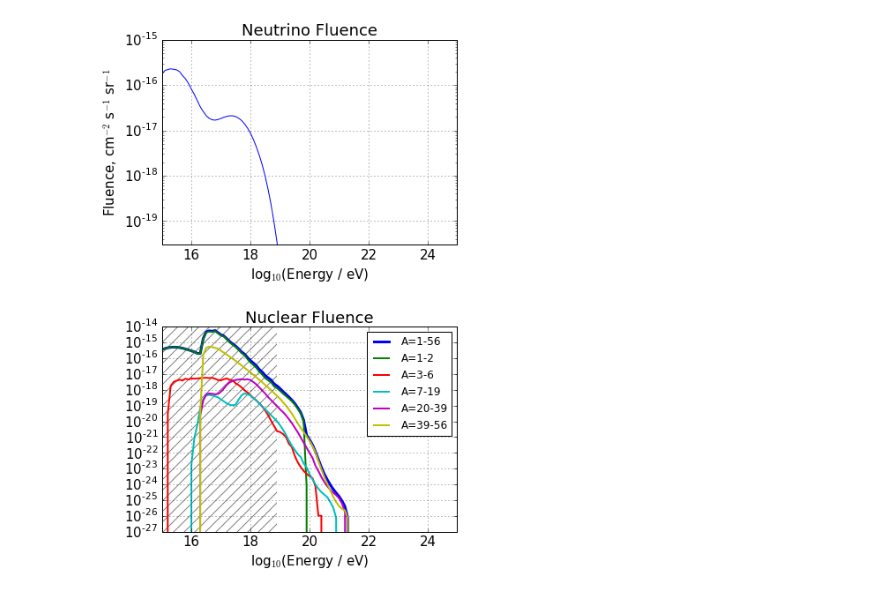
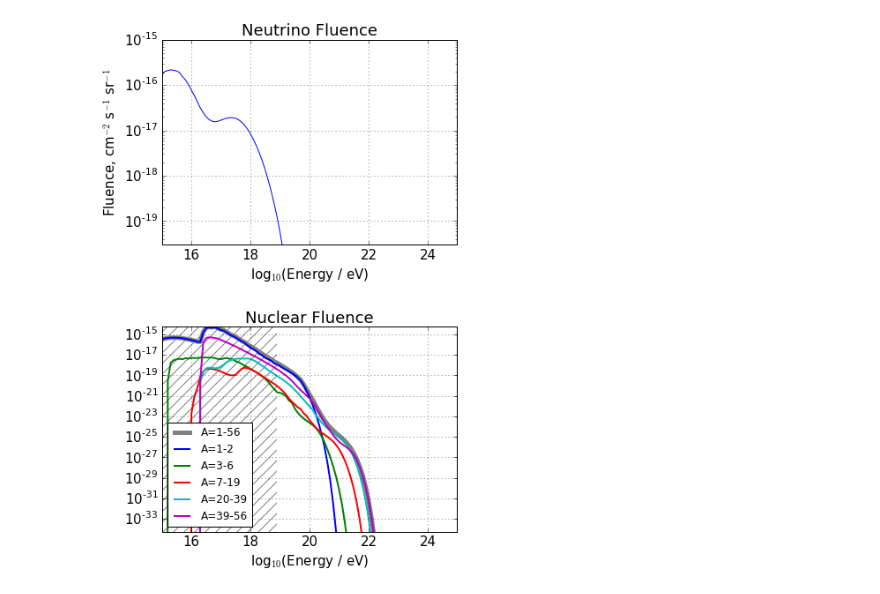
Before and after one commit to afromero/CRANE, a Jupyter notebook: examples/03_Fluence.ipynb, the cells around one changed output. Cells and saved outputs as stored; diff of their text form; code cells hidden in the pictures.

```diff
--- a/examples/03_Fluence.ipynb
+++ b/examples/03_Fluence.ipynb
@@ -31,7 +32,7 @@ Finished Loading
 # %%
 #parms = [norm, spectral_index, E_max, f_He, f_N, f_Si, f_Fe, source_index, z1, z2, z3]
 #parms = [1.16e-62,-2.2,20.1,2.60e-04,3.69e-03,1.47e-03,1.28e-03,5.9,0.53,0.53,2.36]
-parms = [1.33e-62,-2.2,20.0,1.11e-04,1.10e-04,1.08e-04,9.92e-02,3.0,1.87,2.66,3.01]
+parms = [1.33e-62,-2.2,20.0,1.11e-04,1.10e-04,1.08e-04,9.92e-02,3.0,1.87,2.66,3.01, 3.]
 #parms = [1.23e-62, -2.2, 23.3, 3.04e-01, 3.91e-01, 1.90e-01, 2.04e-04,2.8,1.60,2.71,3.30]
 fluences = fcalc.fluence_model(*parms)
 
@@ -46,34 +47,35 @@ xlabel('log$_{10}$(Energy / eV)')
 grid(True)
 title('Neutrino Fluence')
 mx = np.max(fluences[0,:])
 y1,y2 = ax.get_ylim()
 ylim(3.e-5*y2, y2)
 xlim(15., 25.)
 #legend(loc=0)
 
 ax2=subplot(212)
 ax2.set_yscale('log')
 '''
 for k in range(1,57):
     if(np.sum(fluences[k,:])>0.):
         ax2.plot(fcalc.LUT['observed_E'], fluences[k,:], 'b-', label='A=%d'%k)
 '''
 #nuc_fluence = np.sum(fluences[1:], axis=0)
-ax2.plot(observed_log10_E, np.sum(fluences[1:], axis=0), lw=3, label='A=1-56')
+ax2.plot(observed_log10_E, np.sum(fluences[1:], axis=0), 'gray', lw=5, label='A=1-56')
 ax2.plot(observed_log10_E, np.sum(fluences[1:3], axis=0), lw=2, label='A=1-2')
 ax2.plot(observed_log10_E, np.sum(fluences[3:7], axis=0), lw=2, label='A=3-6')
 ax2.plot(observed_log10_E, np.sum(fluences[7:20], axis=0), lw=2, label='A=7-19')
 ax2.plot(observed_log10_E, np.sum(fluences[20:40], axis=0), lw=2, label='A=20-39')
 ax2.plot(observed_log10_E, np.sum(fluences[40:], axis=0), lw=2, label='A=39-56')
-legend()
+legend(loc=3)
 xlim(15., 25.)
+mxy = np.max(np.sum(fluences[1:], axis=0))
+ylim(1.e-20*mxy, mxy)
 y1, y2 = ax2.get_ylim()
 fill_between([15., 18.9], [y1, y1], [y2,y2], facecolor='none', hatch='//', edgecolor='gray', linewidth=0.0)
-
 #legend(loc=0)
 title('Nuclear Fluence')
 xlabel('log$_{10}$(Energy / eV)')
 subplots_adjust(hspace=0.4)
 grid(True)
 # %% [output]
-[figure, old version]
+[figure, new version]
```
Also changed, not shown: parts of 2 cells of this notebook.
